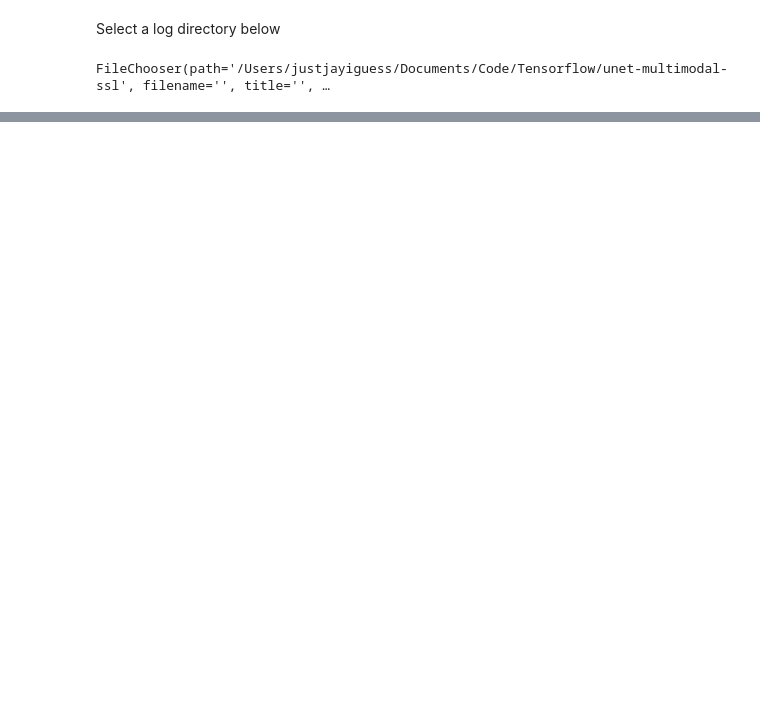
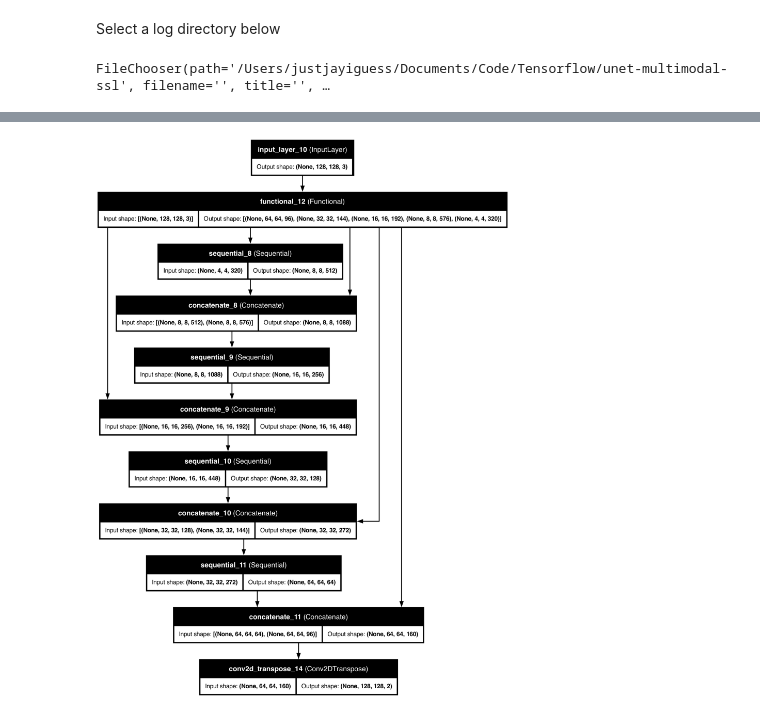
Before and after one commit to JustJayIGuess/unet-multimodal-ssl, a Jupyter notebook: checkpoint-viewer.ipynb, the cells around one changed output, grey strips where cells are left out. Cells and saved outputs as stored; diff of their text form; code cells hidden in the pictures; blank space fills up the shorter version.

```diff
--- a/checkpoint-viewer.ipynb
+++ b/checkpoint-viewer.ipynb
@@ -261,0 +334,10 @@ Dropdown(description='Checkpoint:', options=('/Users/justjayiguess/Documents/Cod
+# %%
+tf.keras.utils.plot_model(
+        model,
+        to_file='model_architecture.png',   # Name of the output file
+        show_shapes=True,                   # Display input/output shapes of layers
+        show_layer_names=True               # Display layer names
+
+    )
+# %% [output]
+[figure, added]
```
Also changed, not shown: parts of 10 cells of this notebook, 6 other files.
